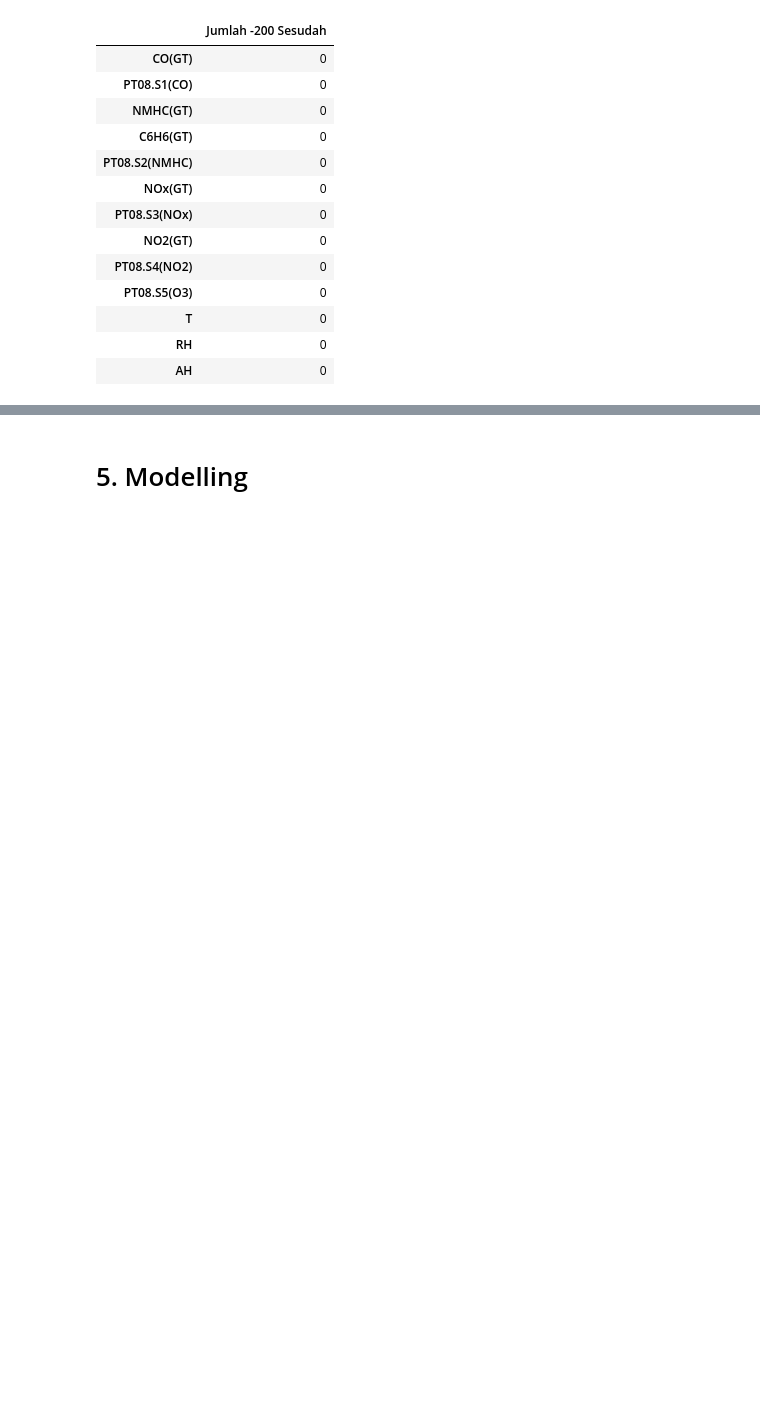
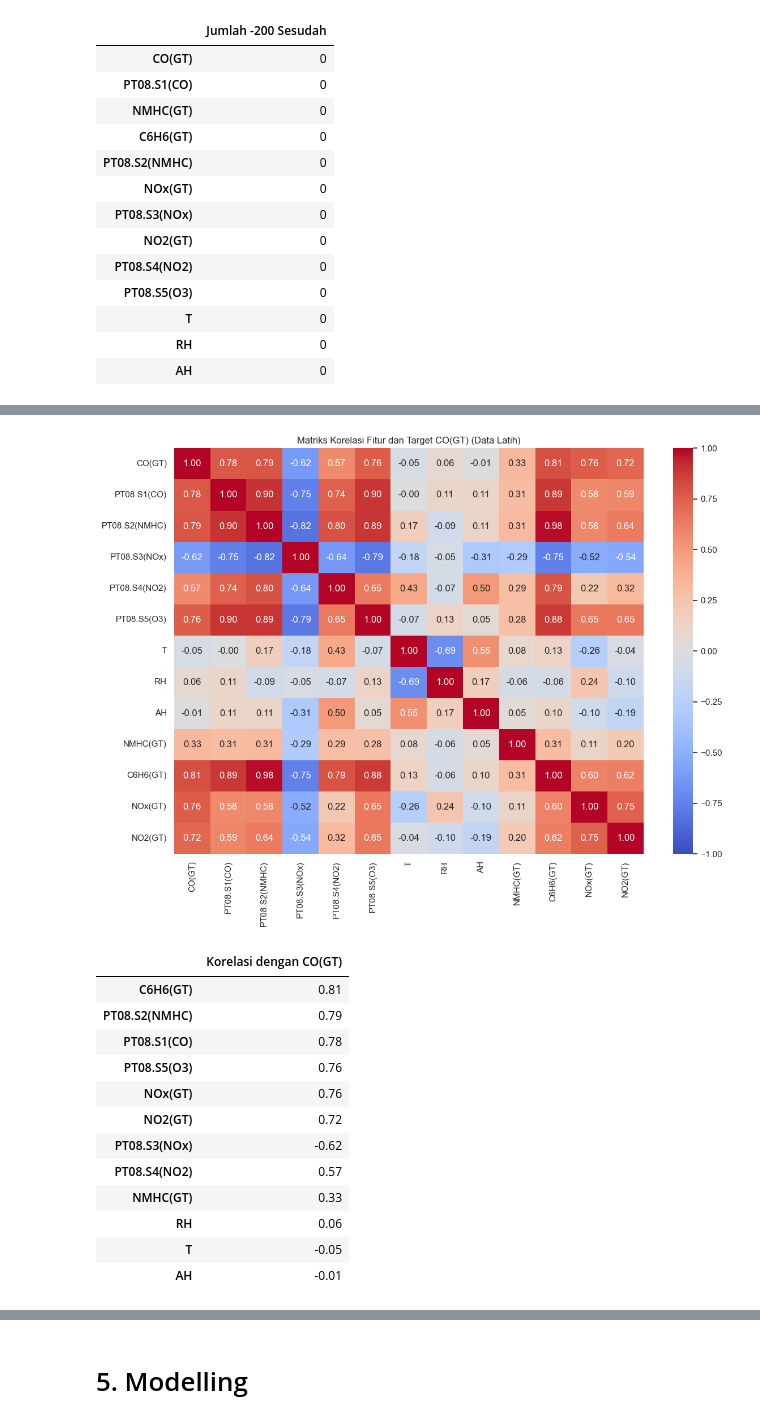
Before and after one commit to FiernazIngga/ProjekDataScience, a Jupyter notebook: main.ipynb, the cells around one changed output, grey strips where cells are left out. Cells and saved outputs as stored; diff of their text form; code cells hidden in the pictures; blank space fills up the shorter version.

```diff
--- a/main.ipynb
+++ b/main.ipynb
@@ -580,0 +686,25 @@ Jumlah nilai -200 setelah penanganan:
+# %%
+korelasi = latih[[target] + kandidat].corr()
+
+plt.figure(figsize=(12, 9))
+sns.heatmap(korelasi, annot=True, fmt=".2f", cmap="coolwarm", center=0, vmin=-1, vmax=1)
+plt.title("Matriks Korelasi Fitur dan Target CO(GT) (Data Latih)")
+plt.tight_layout()
+plt.show()
+
+display(korelasi[target].drop(target).sort_values(key=abs, ascending=False).round(2).to_frame("Korelasi dengan CO(GT)"))
+# %% [output]
+[figure, added]
+|  | Korelasi dengan CO(GT) |
+| C6H6(GT) | 0.81 |
+| PT08.S2(NMHC) | 0.79 |
+| PT08.S1(CO) | 0.78 |
+| PT08.S5(O3) | 0.76 |
+| NOx(GT) | 0.76 |
+| NO2(GT) | 0.72 |
+| PT08.S3(NOx) | -0.62 |
+| PT08.S4(NO2) | 0.57 |
+| NMHC(GT) | 0.33 |
+| RH | 0.06 |
+| T | -0.05 |
+| AH | -0.01 |
```
Also changed, not shown: parts of 20 cells of this notebook.
